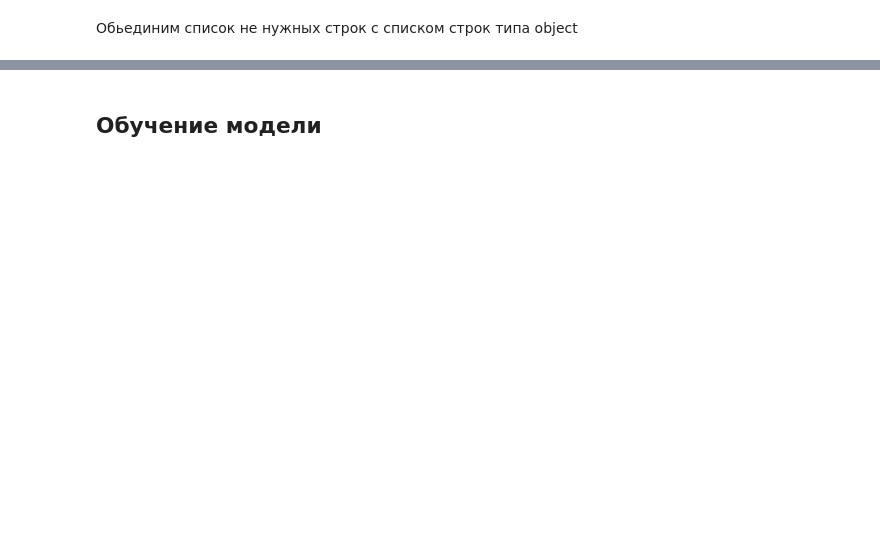
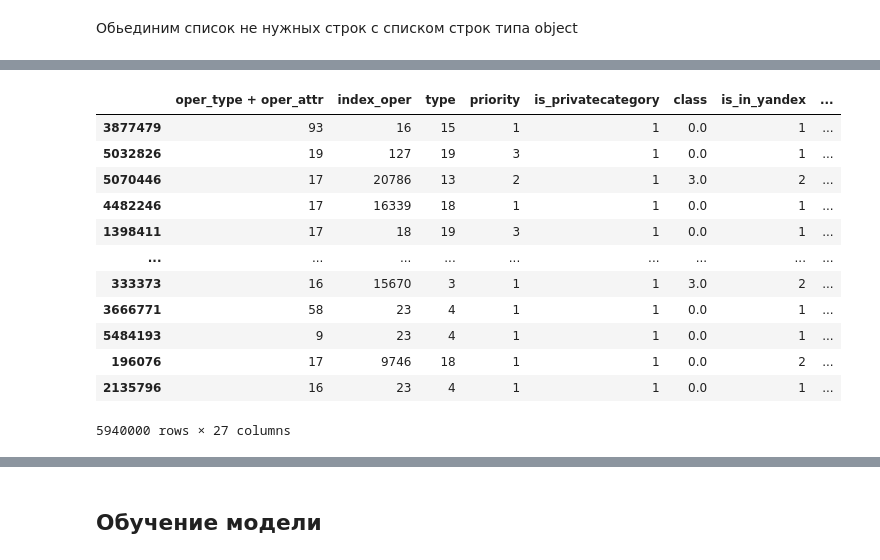
Before and after one commit to genalll/mlsport3, a Jupyter notebook: train.ipynb, the cells around one changed output, grey strips where cells are left out. Drawn from its saved outputs; the diff is of its cells as text; code cells hidden in the pictures; blank space fills up the shorter version.

```diff
--- a/train.ipynb
+++ b/train.ipynb
@@ -59,3 +61,5 @@ To enable them in other operations, rebuild TensorFlow with the appropriate comp
+# %%
+pd.set_option('display.max_columns', None)
 # %%
 df = pd.read_csv("train_frame.csv",low_memory=False)
 df
@@ -86,5 +90,20 @@ col_obj
 X = df.drop(col_obj, axis = 1)
 y = df["label"]
 # %%
-X_train, X_test, y_train, y_test = train_test_split(X, y, test_size=0.15, stratify=y)
+X_train, X_test, y_train, y_test = train_test_split(X, y, test_size=0.01)
+X_train
+# %% [output]
+|  | oper_type + oper_attr | index_oper | type | priority | is_privatecategory | class | is_in_yandex | ... |
+| 3877479 | 93 | 16 | 15 | 1 | 1 | 0.0 | 1 | ... |
+| 5032826 | 19 | 127 | 19 | 3 | 1 | 0.0 | 1 | ... |
+| 5070446 | 17 | 20786 | 13 | 2 | 1 | 3.0 | 2 | ... |
+| 4482246 | 17 | 16339 | 18 | 1 | 1 | 0.0 | 1 | ... |
+| 1398411 | 17 | 18 | 19 | 3 | 1 | 0.0 | 1 | ... |
+| ... | ... | ... | ... | ... | ... | ... | ... | ... |
+| 333373 | 16 | 15670 | 3 | 1 | 1 | 3.0 | 2 | ... |
+| 3666771 | 58 | 23 | 4 | 1 | 1 | 0.0 | 1 | ... |
+| 5484193 | 9 | 23 | 4 | 1 | 1 | 0.0 | 1 | ... |
+| 196076 | 17 | 9746 | 18 | 1 | 1 | 0.0 | 2 | ... |
+| 2135796 | 16 | 23 | 4 | 1 | 1 | 0.0 | 1 | ... |
+5940000 rows × 27 columns
 # %%
```
Also changed, not shown: parts of 26 cells of this notebook, 5 other files.
